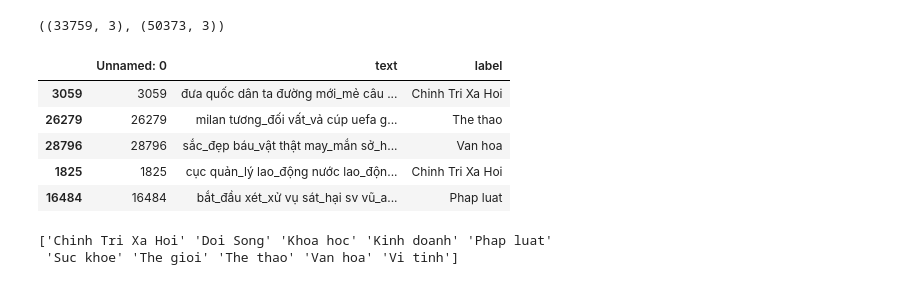
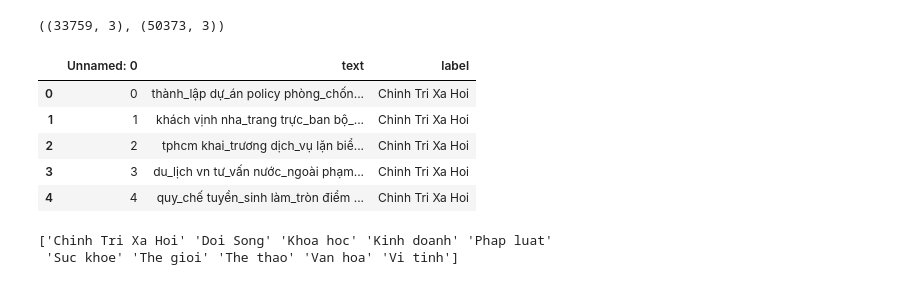
Before and after one commit to trnqbao/Vietnamese-Document-Classification, a Jupyter notebook: NLP_Midterm.ipynb, the cells around one changed output. Saved outputs shown, nothing was run; the diff lists cells and outputs as text; code cells hidden in the pictures.

```diff
--- a/NLP_Midterm.ipynb
+++ b/NLP_Midterm.ipynb
@@ -134,15 +134,15 @@ test_df = pd.read_csv(test_path)
 train_df.shape, test_df.shape
 # %% [output]
 ((33759, 3), (50373, 3))
-# %%
-train_df.sample(5)
-# %% [output]
-|  | Unnamed: 0 | text | label |
-| 3059 | 3059 | đưa quốc dân ta đường mới_mẻ câu ... | Chinh Tri Xa Hoi |
-| 26279 | 26279 | milan tương_đối vất_vả cúp uefa g... | The thao |
-| 28796 | 28796 | sắc_đẹp báu_vật thật may_mắn sở_h... | Van hoa |
-| 1825 | 1825 | cục quản_lý lao_động nước lao_độn... | Chinh Tri Xa Hoi |
-| 16484 | 16484 | bắt_đầu xét_xử vụ sát_hại sv vũ_a... | Phap luat |
+# %%
+train_df.head()
+# %% [output]
+|  | Unnamed: 0 | text | label |
+| 0 | 0 | thành_lập dự_án policy phòng_chốn... | Chinh Tri Xa Hoi |
+| 1 | 1 | khách vịnh nha_trang trực_ban bộ_... | Chinh Tri Xa Hoi |
+| 2 | 2 | tphcm khai_trương dịch_vụ lặn biể... | Chinh Tri Xa Hoi |
+| 3 | 3 | du_lịch vn tư_vấn nước_ngoài phạm... | Chinh Tri Xa Hoi |
+| 4 | 4 | quy_chế tuyển_sinh làm_tròn điểm ... | Chinh Tri Xa Hoi |
 # %%
 X_train = train_df['text']
 y_train = train_df['label']
```
Also changed, not shown: parts of 25 cells of this notebook.
